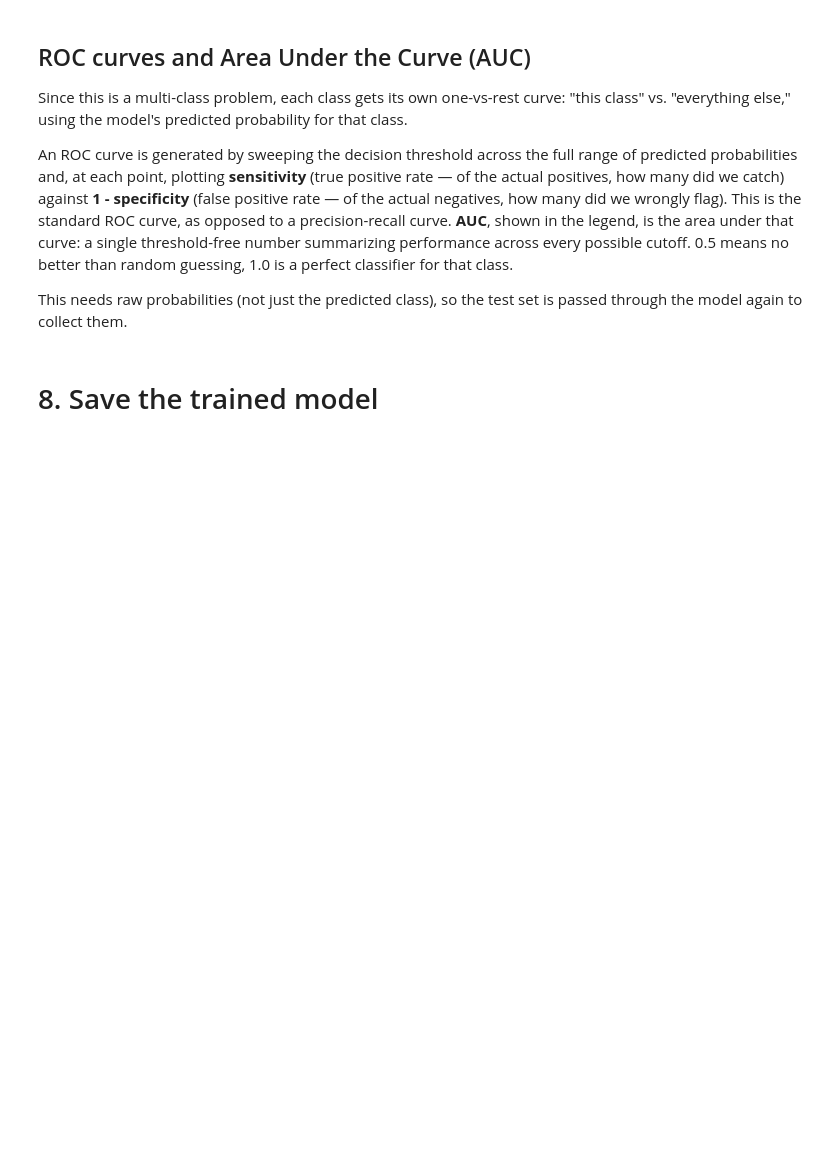
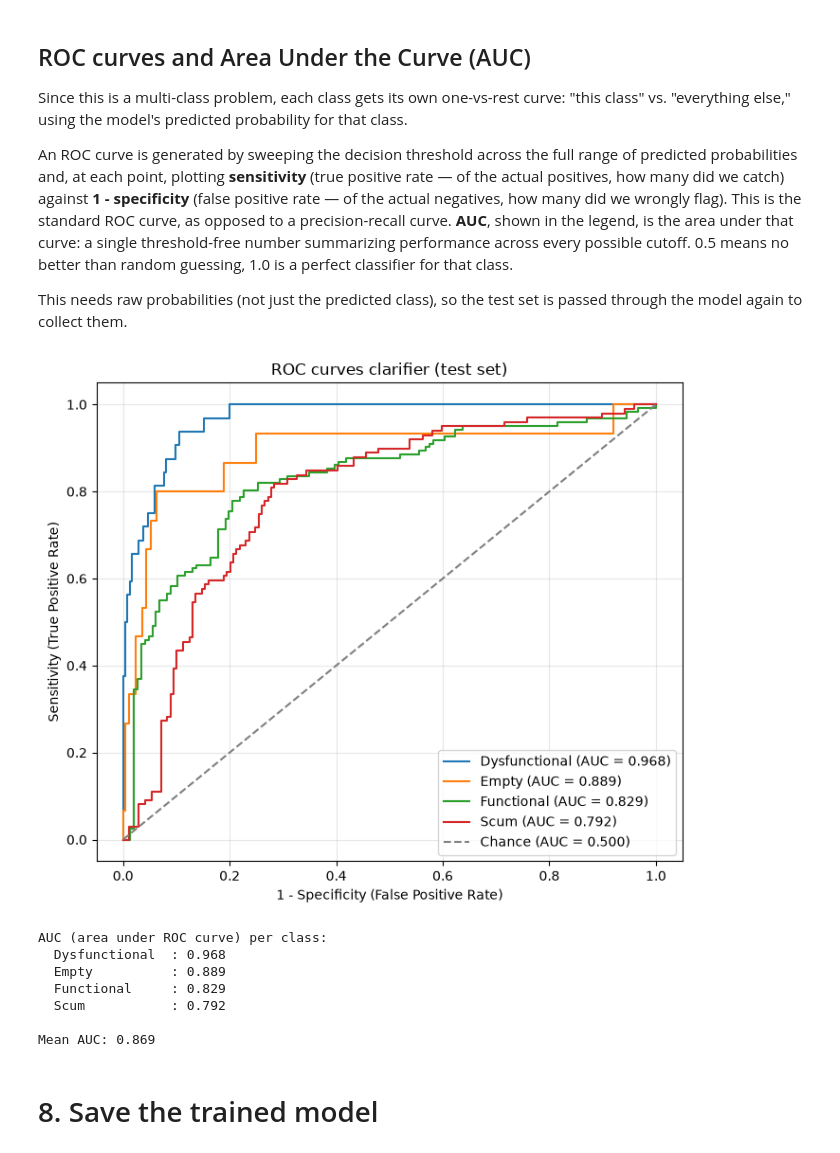
Before and after one commit to janes1234/Skripsie, a Jupyter notebook: CNN/wwtw_cnn_base_2.ipynb, the cells around one changed output. Saved outputs shown, nothing was run; the diff lists cells and outputs as text; code cells hidden in the pictures; blank space fills up the shorter version.

```diff
--- a/CNN/wwtw_cnn_base_2.ipynb
+++ b/CNN/wwtw_cnn_base_2.ipynb
@@ -242,6 +292,0 @@ train/val gap alongside dropout.
-# %%
-model = WWTW_CNN(num_classes=num_classes).to(device)
-print(model)
-
-criterion = nn.CrossEntropyLoss()
-optimizer = optim.Adam(model.parameters(), lr=LR, weight_decay=WEIGHT_DECAY)
@@ -307,6 +334,9 @@ for epoch in range(1, EPOCHS + 1):
     train_loss, train_acc = run_epoch(train_loader, train_mode=True)
     val_loss, val_acc = run_epoch(val_loader, train_mode=False)
 
+    scheduler.step(val_loss)
+    current_lr = optimizer.param_groups[0]['lr']
+
     history["train_loss"].append(train_loss)
     history["train_acc"].append(train_acc)
     history["val_loss"].append(val_loss)
@@ -321,7 +351,8 @@ for epoch in range(1, EPOCHS + 1):
         epochs_without_improvement += 1
 
     flag = " *" if improved else ""
-    print(f"Epoch {epoch:3d}/{EPOCHS} | "
+
+    print(f"Epoch {epoch:3d}/{EPOCHS} | LR: {current_lr:.2e} | "
           f"train loss {train_loss:.4f} acc {train_acc:.3f} | "
           f"val loss {val_loss:.4f} acc {val_acc:.3f}{flag}")
 
@@ -329,7 +360,7 @@ for epoch in range(1, EPOCHS + 1):
         print(f"\nNo val loss improvement for {EARLY_STOP_PATIENCE} epochs — stopping early at epoch {epoch}.")
         break
 
-# Restore the best checkpoint (lowest val loss), not just whatever the last epoch happened to be
+# Restore the best checkpoint
 model.load_state_dict(best_model_state)
 print(f"\nRestored model from best epoch (val loss = {best_val_loss:.4f})")
 # %% [output]
@@ -463,34 +512,43 @@ with torch.no_grad():
         all_probs.append(probs)
         all_labels_full.extend(labels.numpy())
 
 all_probs = np.concatenate(all_probs, axis=0)
 all_labels_full = np.array(all_labels_full)
 
 # One-vs-rest binarized labels: one column per class, 1 if that's the true class
 y_true_bin = label_binarize(all_labels_full, classes=list(range(num_classes)))
 
 plt.figure(figsize=(7, 6))
 roc_aucs = {}
 
 for i, name in enumerate(class_names):
     fpr, tpr, _ = roc_curve(y_true_bin[:, i], all_probs[:, i])
     auc = roc_auc_score(y_true_bin[:, i], all_probs[:, i])
     roc_aucs[name] = auc
     plt.plot(fpr, tpr, label=f"{name} (AUC = {auc:.3f})")
 
 plt.plot([0, 1], [0, 1], linestyle="--", color="gray", label="Chance (AUC = 0.500)")
 plt.xlabel("1 - Specificity (False Positive Rate)")
 plt.ylabel("Sensitivity (True Positive Rate)")
-plt.title(f"ROC curves — {COMPONENT} (test set)")
+plt.title(f"ROC curves {COMPONENT} (test set)")
 plt.legend(loc="lower right")
 plt.grid(alpha=0.3)
 plt.tight_layout()
 plt.show()
 
 print("AUC (area under ROC curve) per class:")
 for name, auc in roc_aucs.items():
     print(f"  {name:15s}: {auc:.3f}")
 print(f"\nMean AUC: {np.mean(list(roc_aucs.values())):.3f}")
+# %% [output]
+[figure, added]
+AUC (area under ROC curve) per class:
+  Dysfunctional  : 0.968
+  Empty          : 0.889
+  Functional     : 0.829
+  Scum           : 0.792
+
+Mean AUC: 0.869
 # %% [markdown]
 # 8. Save the trained model
 # %%
```
Also changed, not shown: parts of 18 cells of this notebook, 1 other file.
